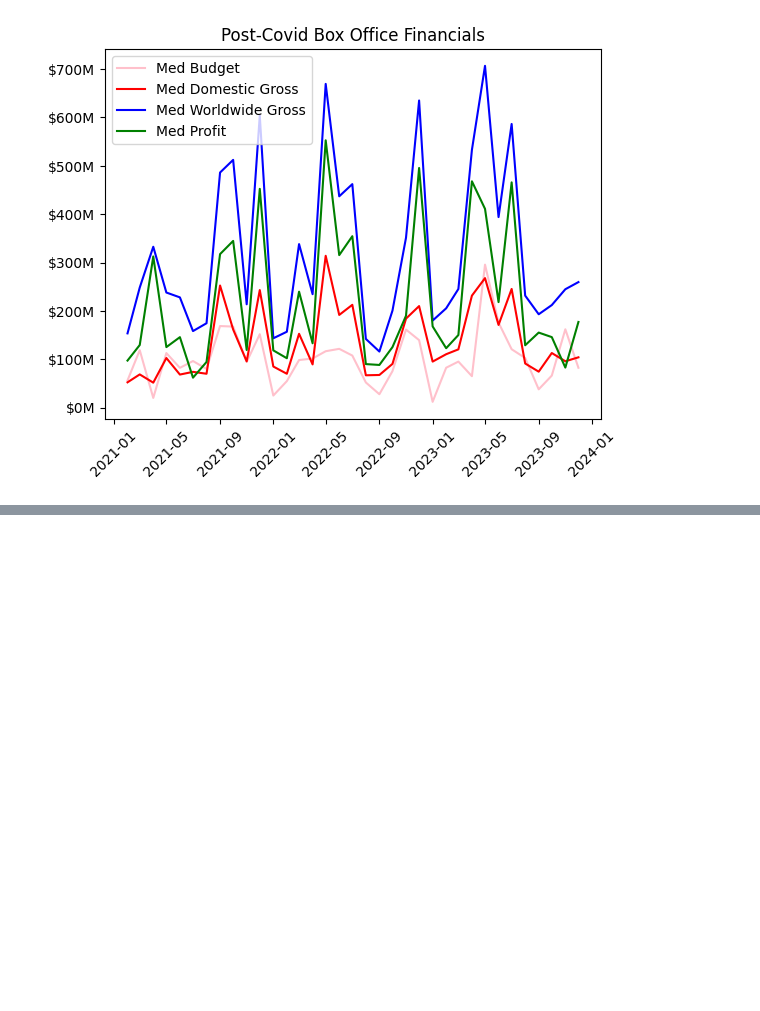
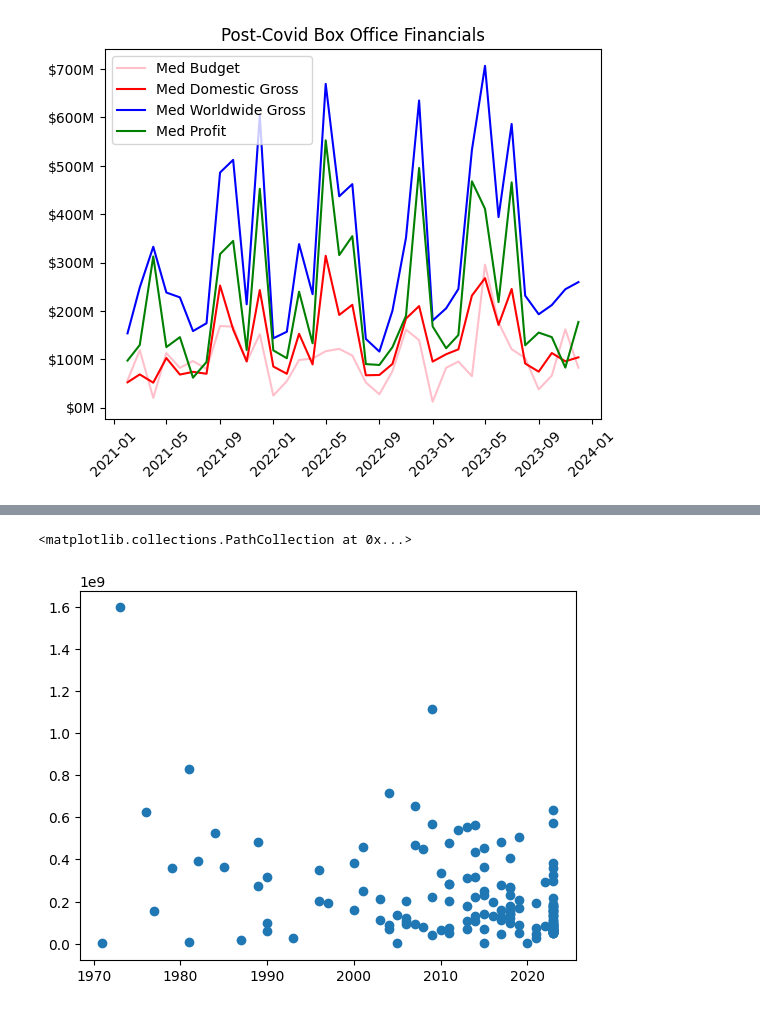
Before and after one commit to hoda-ayad/movie-universe, a Jupyter notebook: movie_budget_extract.ipynb, the cells around one changed output, grey strips where cells are left out. Drawn from its saved outputs; the diff is of its cells as text; code cells hidden in the pictures; blank space fills up the shorter version.

```diff
--- a/movie_budget_extract.ipynb
+++ b/movie_budget_extract.ipynb
@@ -490,0 +553,5 @@ plt.xticks(rotation=45)
+# %%
+allnodes_df = pd.read_csv('spr24/allnodes.csv')
+linked_movies = allnodes_df[allnodes_df['Medium'] == 'Movie']
+# %%
+linked_movies.drop(['Wiki_Link', 'Image_Link', 'Medium', 'ID'], axis=1, inplace=True)
@@ -490,0 +562,2 @@ plt.xticks(rotation=45)
+# %%
+linked_movies['Year'] = linked_movies['Year'].astype('int')
@@ -490,0 +569,15 @@ plt.xticks(rotation=45)
+# %%
+# Adjust for Inflation
+
+linked_movies['Domestic_Gross'] = linked_movies.apply(
+    lambda row: cpi.inflate(row['Domestic_Gross'], row['Year'], to=2023), axis=1
+)
+linked_movies['Worldwide_Gross'] = linked_movies.apply(
+    lambda row: cpi.inflate(row['Worldwide_Gross'], row['Year'], to=2023), axis=1
+)
+linked_movies['Production_Budget'] = linked_movies.apply(
+    lambda row: cpi.inflate(row['Production_Budget'], row['Year'], to=2023), axis=1
+)
+linked_movies['Profit'] = linked_movies.apply(
+    lambda row: cpi.inflate(row['Profit'], row['Year'], to=2023), axis=1
+)
@@ -490,0 +604,5 @@ plt.xticks(rotation=45)
+# %%
+plt.scatter(linked_movies['Year'], linked_movies['Domestic_Gross'])
+# %% [output]
+<matplotlib.collections.PathCollection at 0x...>
+[figure, added]
```
Also changed, not shown: parts of 26 cells of this notebook, 3 other files.
